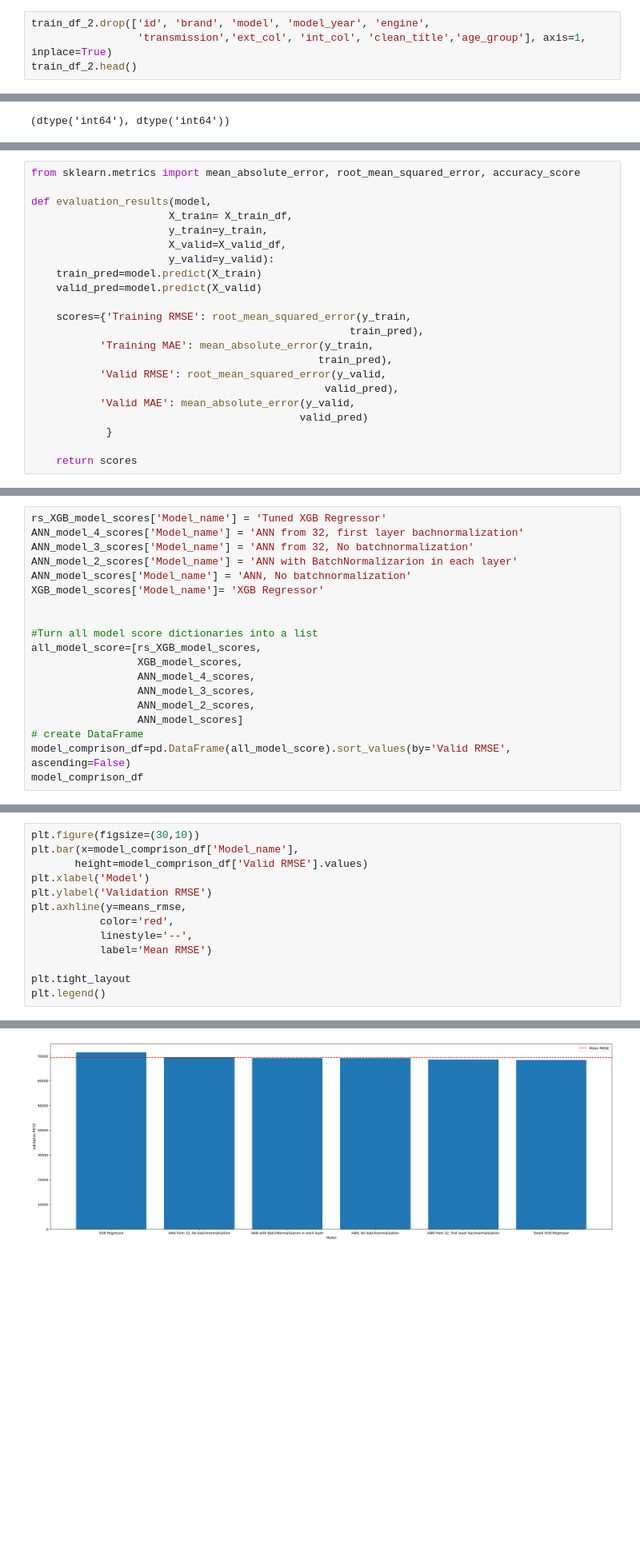
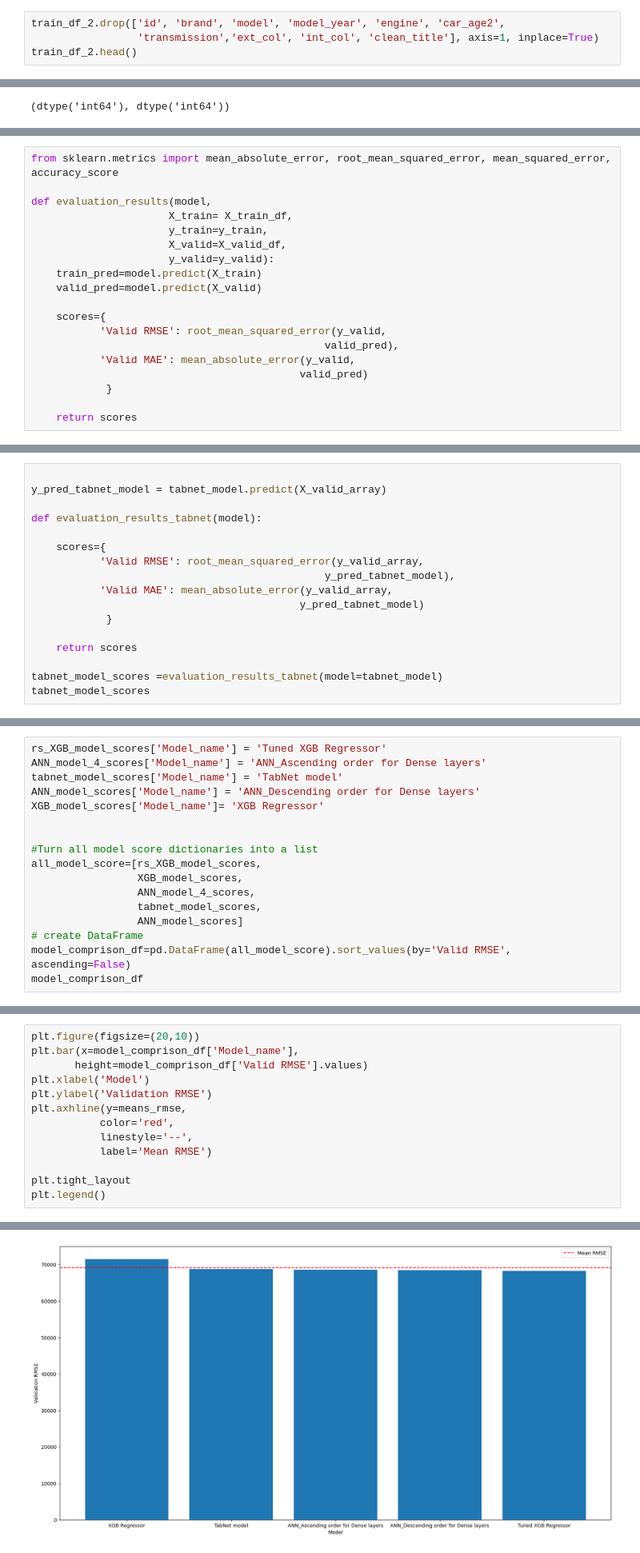
Before and after one commit to tahminehladi/car_price_prediction, a Jupyter notebook: Car_Price_Prediction.ipynb, the cells around one changed output, grey strips where cells are left out. Shown: that part at 80% size. Drawn from its saved outputs; the diff is of its cells as text; blank space fills up the shorter version.

```diff
--- a/Car_Price_Prediction.ipynb
+++ b/Car_Price_Prediction.ipynb
@@ -497,7 +529,7 @@ Index(['id', 'brand', 'model', 'model_year', 'milage', 'fuel_type', 'engine',
 # %%
 train_df_2=train_df.copy()
 # %%
-train_df_2.drop(['id', 'brand', 'model', 'model_year', 'engine',
-                 'transmission','ext_col', 'int_col', 'clean_title','age_group'], axis=1, inplace=True)
+train_df_2.drop(['id', 'brand', 'model', 'model_year', 'engine', 'car_age2',
+                 'transmission','ext_col', 'int_col', 'clean_title'], axis=1, inplace=True)
 train_df_2.head()
 # %% [output]
@@ -606,5 +624,5 @@ X_train_df
 # %%
-from sklearn.metrics import mean_absolute_error, root_mean_squared_error, accuracy_score
+from sklearn.metrics import mean_absolute_error, root_mean_squared_error, mean_squared_error, accuracy_score
 
 def evaluation_results(model,
                       X_train= X_train_df,
@@ -614,10 +632,7 @@ def evaluation_results(model,
     train_pred=model.predict(X_train)
     valid_pred=model.predict(X_valid)
 
-    scores={'Training RMSE': root_mean_squared_error(y_train,
-                                                   train_pred),
-           'Training MAE': mean_absolute_error(y_train,
-                                              train_pred),
+    scores={
            'Valid RMSE': root_mean_squared_error(y_valid,
                                                valid_pred),
            'Valid MAE': mean_absolute_error(y_valid,
@@ -828,0 +861,17 @@ ANN_model_3_scores
+# %%
+
+y_pred_tabnet_model = tabnet_model.predict(X_valid_array)
+
+def evaluation_results_tabnet(model):
+
+    scores={
+           'Valid RMSE': root_mean_squared_error(y_valid_array,
+                                               y_pred_tabnet_model),
+           'Valid MAE': mean_absolute_error(y_valid_array,
+                                           y_pred_tabnet_model)
+            }
+
+    return scores
+
+tabnet_model_scores =evaluation_results_tabnet(model=tabnet_model)
+tabnet_model_scores
@@ -935,9 +926,8 @@ rs_XGB_model_scores
 # %%
 rs_XGB_model_scores['Model_name'] = 'Tuned XGB Regressor'
-ANN_model_4_scores['Model_name'] = 'ANN from 32, first layer bachnormalization'
-ANN_model_3_scores['Model_name'] = 'ANN from 32, No batchnormalization'
-ANN_model_2_scores['Model_name'] = 'ANN with BatchNormalizarion in each layer'
-ANN_model_scores['Model_name'] = 'ANN, No batchnormalization'
+ANN_model_4_scores['Model_name'] = 'ANN_Ascending order for Dense layers'
+tabnet_model_scores['Model_name'] = 'TabNet model'
+ANN_model_scores['Model_name'] = 'ANN_Descending order for Dense layers'
 XGB_model_scores['Model_name']= 'XGB Regressor'
 
 
@@ -945,8 +935,7 @@ XGB_model_scores['Model_name']= 'XGB Regressor'
 all_model_score=[rs_XGB_model_scores,
                  XGB_model_scores,
                  ANN_model_4_scores,
-                 ANN_model_3_scores,
-                 ANN_model_2_scores,
+                 tabnet_model_scores,
                  ANN_model_scores]
 # create DataFrame
 model_comprison_df=pd.DataFrame(all_model_score).sort_values(by='Valid RMSE', ascending=False)
@@ -968,16 +956,16 @@ means_rmse
 # %%
-plt.figure(figsize=(30,10))
+plt.figure(figsize=(20,10))
 plt.bar(x=model_comprison_df['Model_name'],
        height=model_comprison_df['Valid RMSE'].values)
 plt.xlabel('Model')
 plt.ylabel('Validation RMSE')
 plt.axhline(y=means_rmse,
            color='red',
            linestyle='--',
            label='Mean RMSE')
 
 plt.tight_layout
 plt.legend()
 # %% [output]
 <matplotlib.legend.Legend at 0x...>
-[figure, old version]
+[figure, new version]
```
Also changed, not shown: parts of 41 cells of this notebook.
